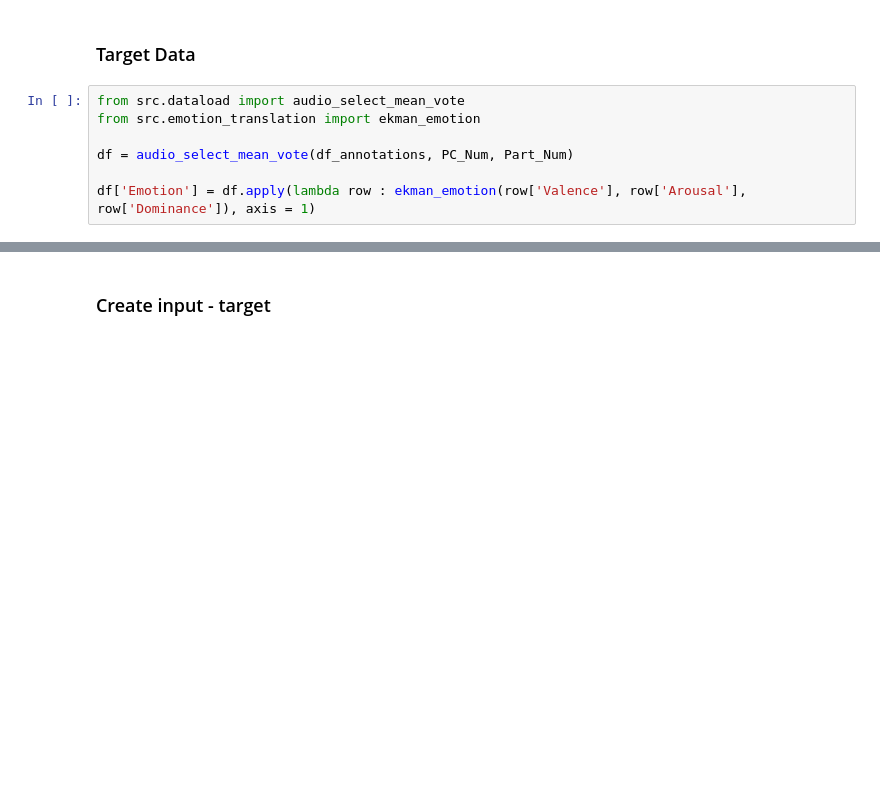
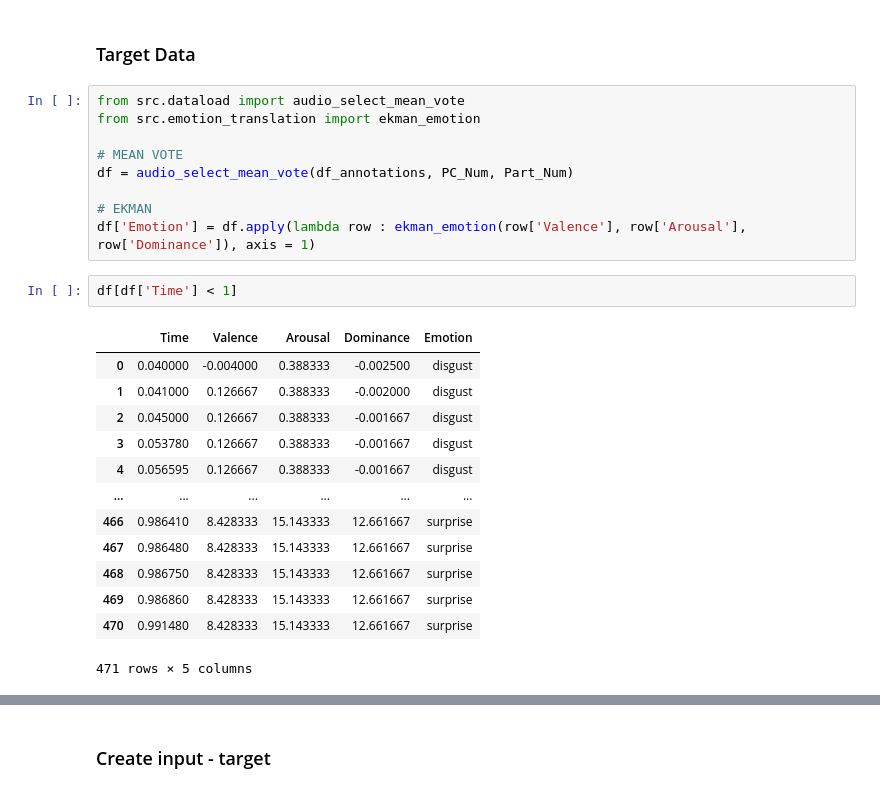
Before and after one commit to beltrewilton/mspconv_ftlab, a Jupyter notebook: notebooks/Modelo - Modelo simple.ipynb, the cells around one changed output, grey strips where cells are left out. Saved outputs shown, nothing was run; the diff lists cells and outputs as text; blank space fills up the shorter version.

```diff
--- a/notebooks/Modelo - Modelo simple.ipynb
+++ b/notebooks/Modelo - Modelo simple.ipynb
@@ -25,6 +41,24 @@ df_input = pd.DataFrame(data = np.stack([time,data]).T, columns = ['Time','Data'
 from src.dataload import audio_select_mean_vote
 from src.emotion_translation import ekman_emotion
 
+# MEAN VOTE
 df = audio_select_mean_vote(df_annotations, PC_Num, Part_Num)
 
+# EKMAN
 df['Emotion'] = df.apply(lambda row : ekman_emotion(row['Valence'], row['Arousal'], row['Dominance']), axis = 1)
+# %%
+df[df['Time'] < 1]
+# %% [output]
+|  | Time | Valence | Arousal | Dominance | Emotion |
+| 0 | 0.040000 | -0.004000 | 0.388333 | -0.002500 | disgust |
+| 1 | 0.041000 | 0.126667 | 0.388333 | -0.002000 | disgust |
+| 2 | 0.045000 | 0.126667 | 0.388333 | -0.001667 | disgust |
+| 3 | 0.053780 | 0.126667 | 0.388333 | -0.001667 | disgust |
+| 4 | 0.056595 | 0.126667 | 0.388333 | -0.001667 | disgust |
+| ... | ... | ... | ... | ... | ... |
+| 466 | 0.986410 | 8.428333 | 15.143333 | 12.661667 | surprise |
+| 467 | 0.986480 | 8.428333 | 15.143333 | 12.661667 | surprise |
+| 468 | 0.986750 | 8.428333 | 15.143333 | 12.661667 | surprise |
+| 469 | 0.986860 | 8.428333 | 15.143333 | 12.661667 | surprise |
+| 470 | 0.991480 | 8.428333 | 15.143333 | 12.661667 | surprise |
+471 rows × 5 columns
```
Also changed, not shown: parts of 7 cells of this notebook, 1 other file.
